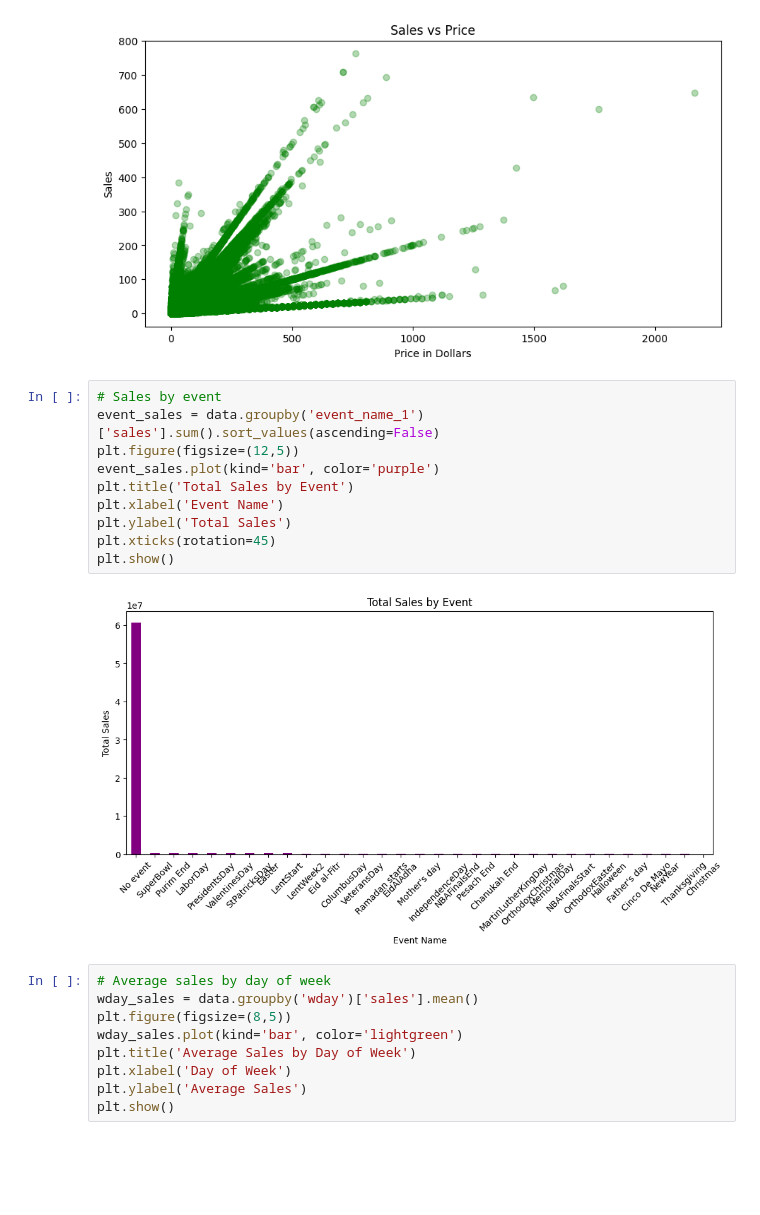
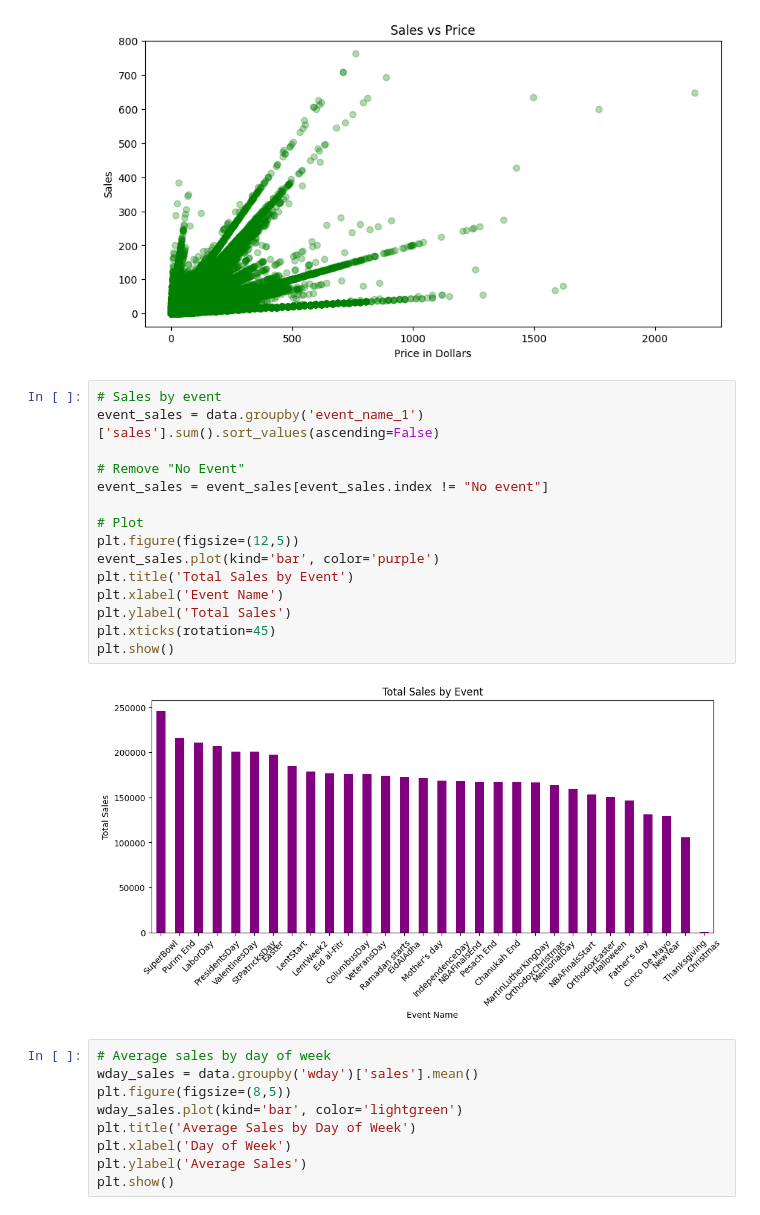
Before and after one commit to davidrimon2004/DEPI_project, a Jupyter notebook: data_visualization.ipynb, the cells around one changed output. Cells and saved outputs as stored; diff of their text form; blank space fills up the shorter version.

```diff
--- a/data_visualization.ipynb
+++ b/data_visualization.ipynb
@@ -171,15 +186,20 @@ plt.show()
 # %%
 # Sales by event
 event_sales = data.groupby('event_name_1')['sales'].sum().sort_values(ascending=False)
+
+# Remove "No Event"
+event_sales = event_sales[event_sales.index != "No event"]
+
+# Plot
 plt.figure(figsize=(12,5))
 event_sales.plot(kind='bar', color='purple')
 plt.title('Total Sales by Event')
 plt.xlabel('Event Name')
 plt.ylabel('Total Sales')
 plt.xticks(rotation=45)
 plt.show()
 # %% [output]
-[figure, old version]
+[figure, new version]
 # %%
 # Average sales by day of week
 wday_sales = data.groupby('wday')['sales'].mean()
```
Also changed, not shown: parts of 5 cells of this notebook.
